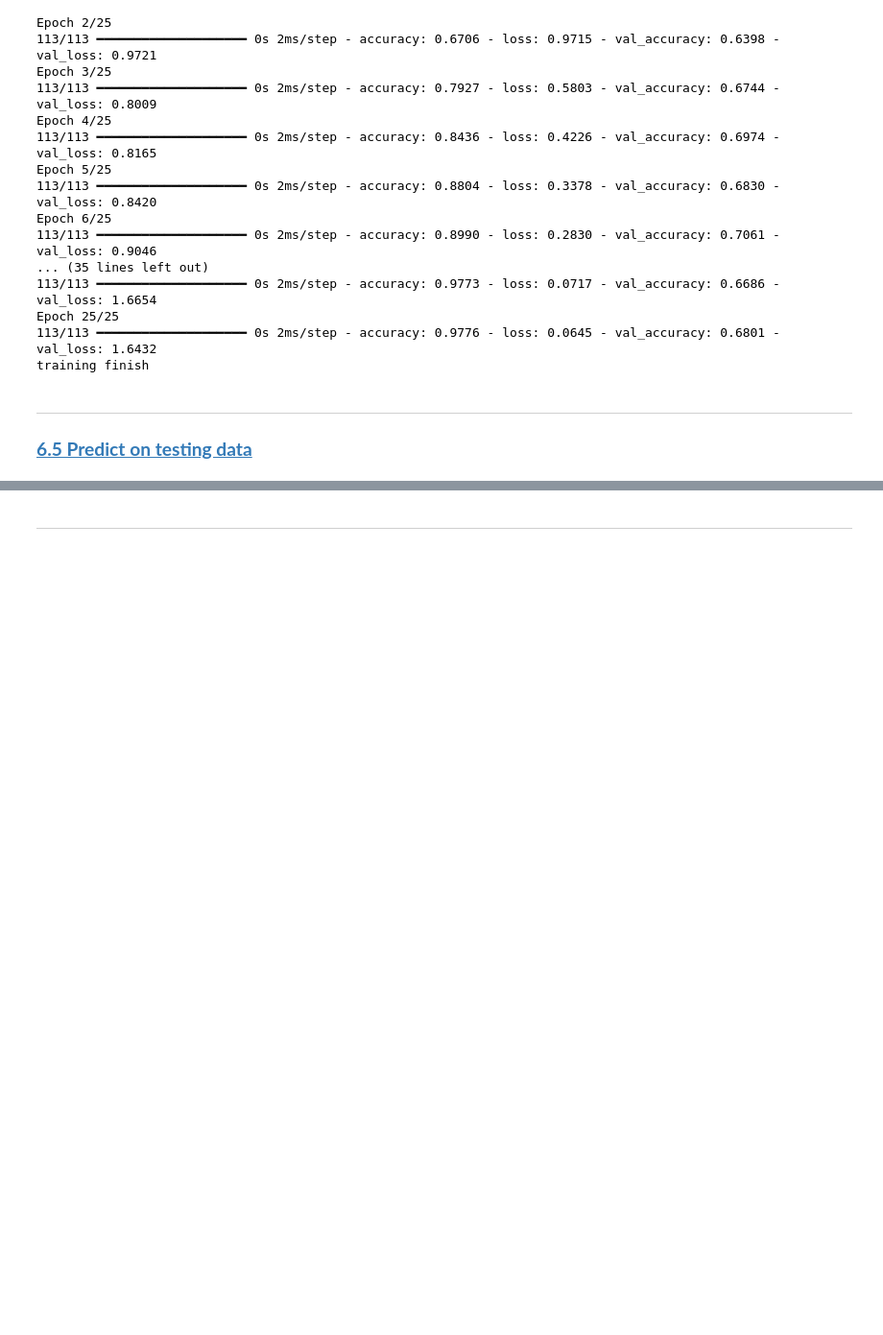
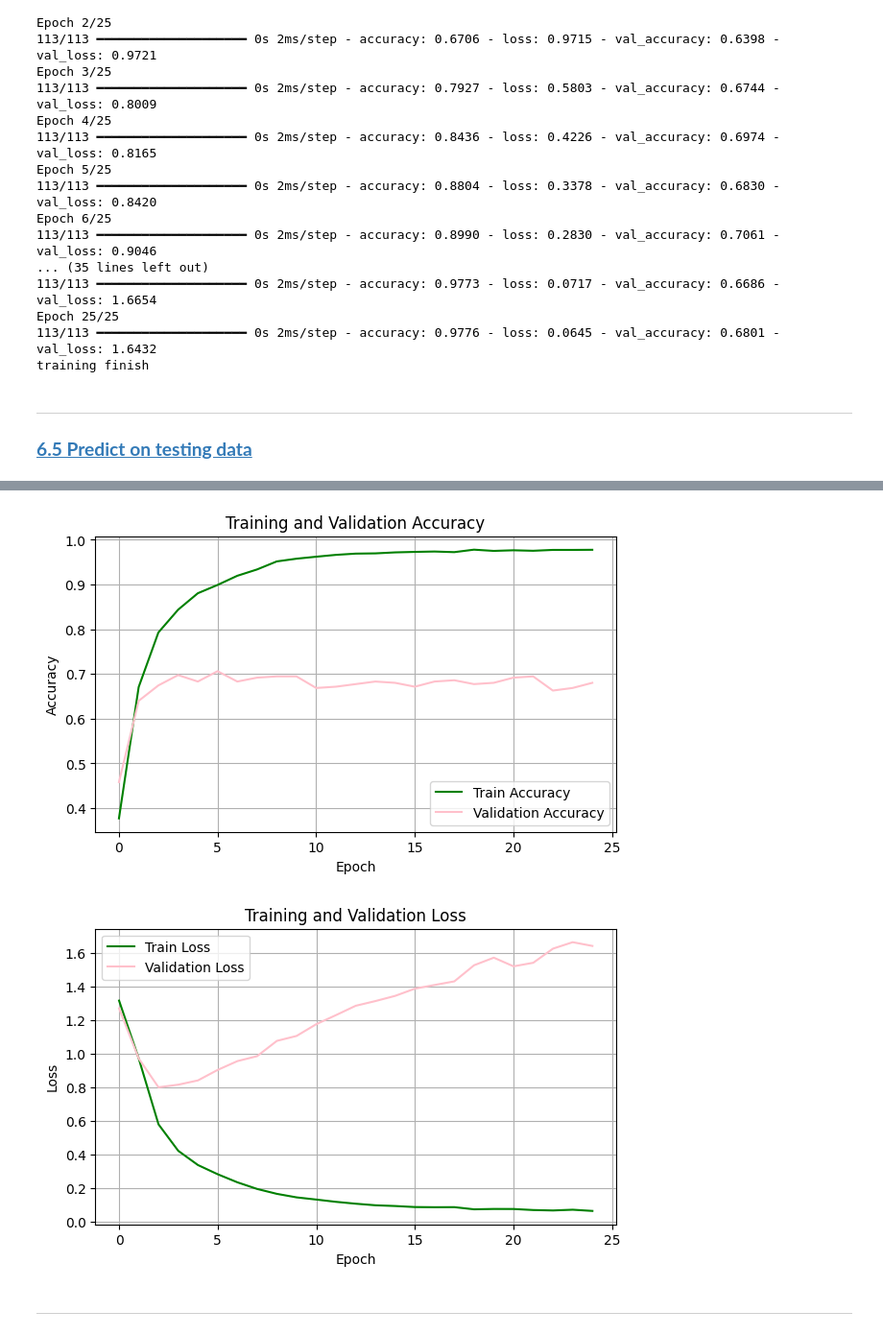
Before and after one commit to Magui4321/DM2025-Lab2-Exercise, a Jupyter notebook: DM2025-Lab2-Master-Phase_1.ipynb, the cells around one changed output, grey strips where cells are left out. Shown: that part at 96% size. Saved outputs shown, nothing was run; the diff lists cells and outputs as text; code cells hidden in the pictures; blank space fills up the shorter version.

```diff
--- a/DM2025-Lab2-Master-Phase_1.ipynb
+++ b/DM2025-Lab2-Master-Phase_1.ipynb
@@ -948,3 +946,31 @@ Plot the Training and Validation Accuracy and Loss (different plots), just like
+# %%
+# Answer here
+import matplotlib.pyplot as plt
+
+# Acc
+plt.figure(figsize=(7, 4))
+plt.plot(training_log["accuracy"], color='green', label='Train Accuracy')
+plt.plot(training_log["val_accuracy"], color='pink', label='Validation Accuracy')
+plt.title("Training and Validation Accuracy")
+plt.xlabel("Epoch")
+plt.ylabel("Accuracy")
+plt.legend(loc='best')
+plt.grid(True)
+plt.show()
+
+# Loss
+plt.figure(figsize=(7, 4))
+plt.plot(training_log["loss"], color='green', label='Train Loss')
+plt.plot(training_log["val_loss"], color='pink', label='Validation Loss')
+plt.title("Training and Validation Loss")
+plt.xlabel("Epoch")
+plt.ylabel("Loss")
+plt.legend(loc='best')
+plt.grid(True)
+plt.show()
+# %% [output]
+[figure, added]
+[figure, added]
 # %% [markdown]
 ---
 # %% [markdown]
```
Also changed, not shown: parts of 5 cells of this notebook.
